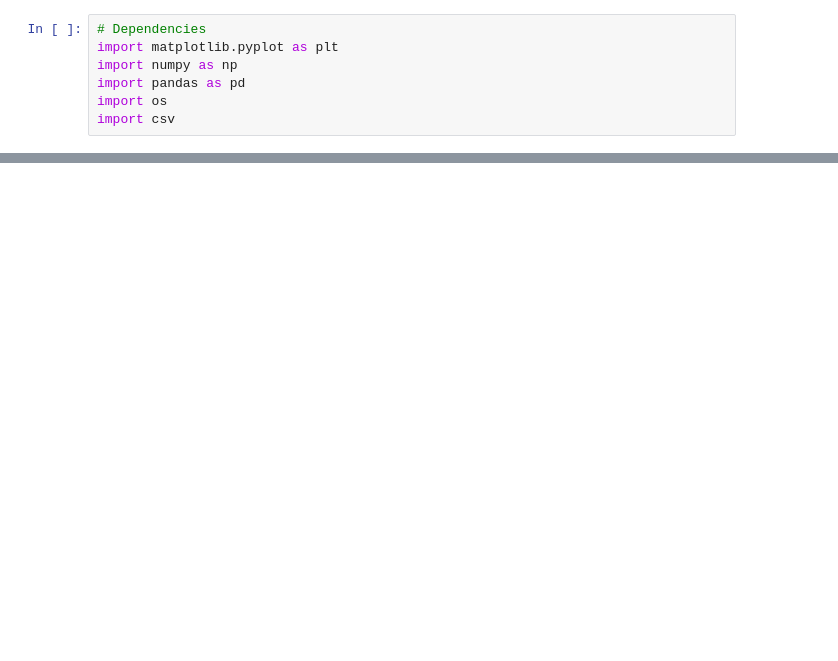
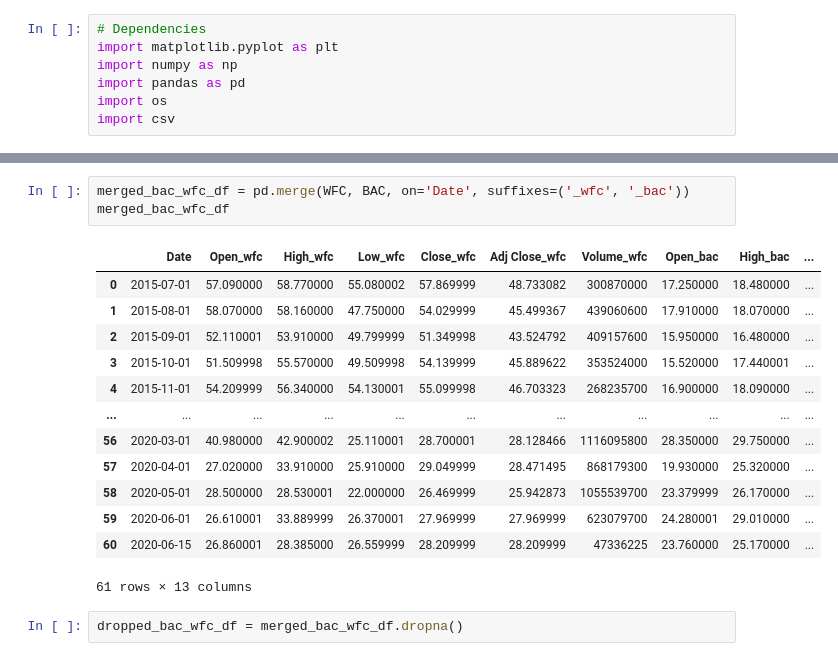
Before and after one commit to IrinaUX/Project1, a Jupyter notebook: Untitled.ipynb, the cells around one changed output, grey strips where cells are left out. Drawn from its saved outputs; the diff is of its cells as text; blank space fills up the shorter version.

```diff
--- a/Untitled.ipynb
+++ b/Untitled.ipynb
@@ -81,0 +87,19 @@ BAC = pd.read_csv(os.path.join(path, "FinancialServices_Banks/BAC.csv"))
+# %%
+merged_bac_wfc_df = pd.merge(WFC, BAC, on='Date', suffixes=('_wfc', '_bac'))
+merged_bac_wfc_df
+# %% [output]
+|  | Date | Open_wfc | High_wfc | Low_wfc | Close_wfc | Adj Close_wfc | Volume_wfc | Open_bac | High_bac | ... |
+| 0 | 2015-07-01 | 57.090000 | 58.770000 | 55.080002 | 57.869999 | 48.733082 | 300870000 | 17.250000 | 18.480000 | ... |
+| 1 | 2015-08-01 | 58.070000 | 58.160000 | 47.750000 | 54.029999 | 45.499367 | 439060600 | 17.910000 | 18.070000 | ... |
+| 2 | 2015-09-01 | 52.110001 | 53.910000 | 49.799999 | 51.349998 | 43.524792 | 409157600 | 15.950000 | 16.480000 | ... |
+| 3 | 2015-10-01 | 51.509998 | 55.570000 | 49.509998 | 54.139999 | 45.889622 | 353524000 | 15.520000 | 17.440001 | ... |
+| 4 | 2015-11-01 | 54.209999 | 56.340000 | 54.130001 | 55.099998 | 46.703323 | 268235700 | 16.900000 | 18.090000 | ... |
+| ... | ... | ... | ... | ... | ... | ... | ... | ... | ... | ... |
+| 56 | 2020-03-01 | 40.980000 | 42.900002 | 25.110001 | 28.700001 | 28.128466 | 1116095800 | 28.350000 | 29.750000 | ... |
+| 57 | 2020-04-01 | 27.020000 | 33.910000 | 25.910000 | 29.049999 | 28.471495 | 868179300 | 19.930000 | 25.320000 | ... |
+| 58 | 2020-05-01 | 28.500000 | 28.530001 | 22.000000 | 26.469999 | 25.942873 | 1055539700 | 23.379999 | 26.170000 | ... |
+| 59 | 2020-06-01 | 26.610001 | 33.889999 | 26.370001 | 27.969999 | 27.969999 | 623079700 | 24.280001 | 29.010000 | ... |
+| 60 | 2020-06-15 | 26.860001 | 28.385000 | 26.559999 | 28.209999 | 28.209999 | 47336225 | 23.760000 | 25.170000 | ... |
+61 rows × 13 columns
+# %%
+dropped_bac_wfc_df = merged_bac_wfc_df.dropna()
```
Also changed, not shown: parts of 12 cells of this notebook.
